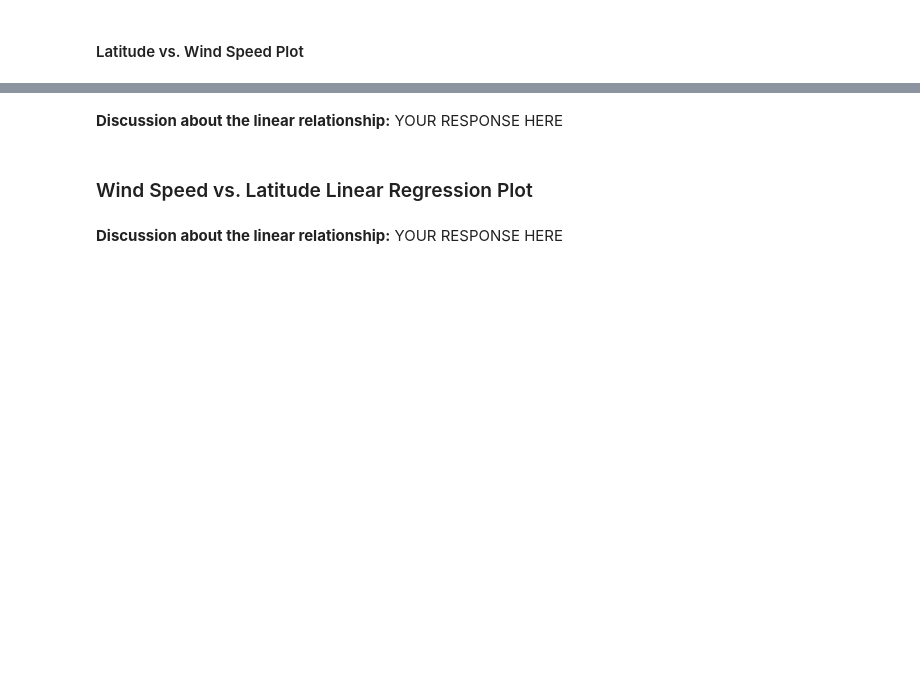
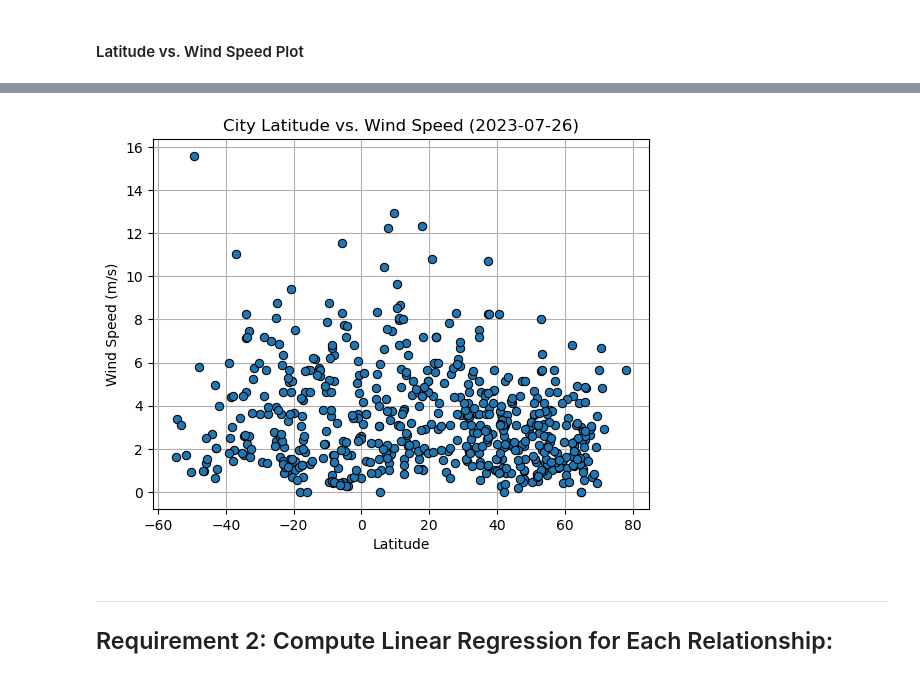
Before and after one commit to hrobinl/python-api-challenge, a Jupyter notebook: WeatherPy/WeatherPy.ipynb, the cells around one changed output, grey strips where cells are left out. Cells and saved outputs as stored; diff of their text form; code cells hidden in the pictures; blank space fills up the shorter version.

```diff
--- a/WeatherPy/WeatherPy.ipynb
+++ b/WeatherPy/WeatherPy.ipynb
@@ -308,4 +258,0 @@ southern_hemi_df.head()
-# %% [markdown]
-**Discussion about the linear relationship:** YOUR RESPONSE HERE
-# %% [markdown]
-### Wind Speed vs. Latitude Linear Regression Plot
@@ -318,2 +259,26 @@ southern_hemi_df.head()
-# %% [markdown]
-**Discussion about the linear relationship:** YOUR RESPONSE HERE
+# %%
+#Build the scatter plots for latitude vs. wind speed
+plt.plot(city_data_df["Lat"],
+         city_data_df["Wind Speed"],
+         linestyle="none",
+         marker="o",
+         markeredgecolor="black",
+         markeredgewidth=0.75)
+
+#Incorporate the other graph properties
+plt.xlabel("Latitude")
+plt.ylabel("Wind Speed (m/s)")
+plt.title("City Latitude vs. Wind Speed (2023-07-26)")
+plt.grid()
+
+#Save the figure
+plt.savefig("output_data/Fig4.png")
+
+#Show plot
+plt.show()
+# %% [output]
+[figure, added]
+# %% [markdown]
+---
+
+## Requirement 2: Compute Linear Regression for Each Relationship:
```
Also changed, not shown: parts of 51 cells of this notebook, 5 other files.
